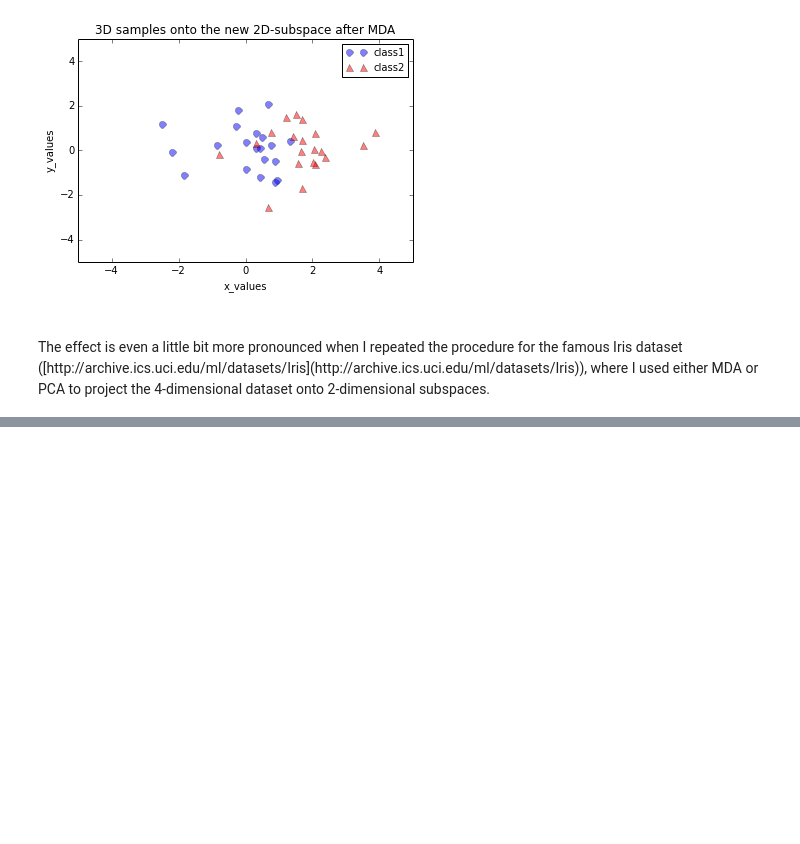
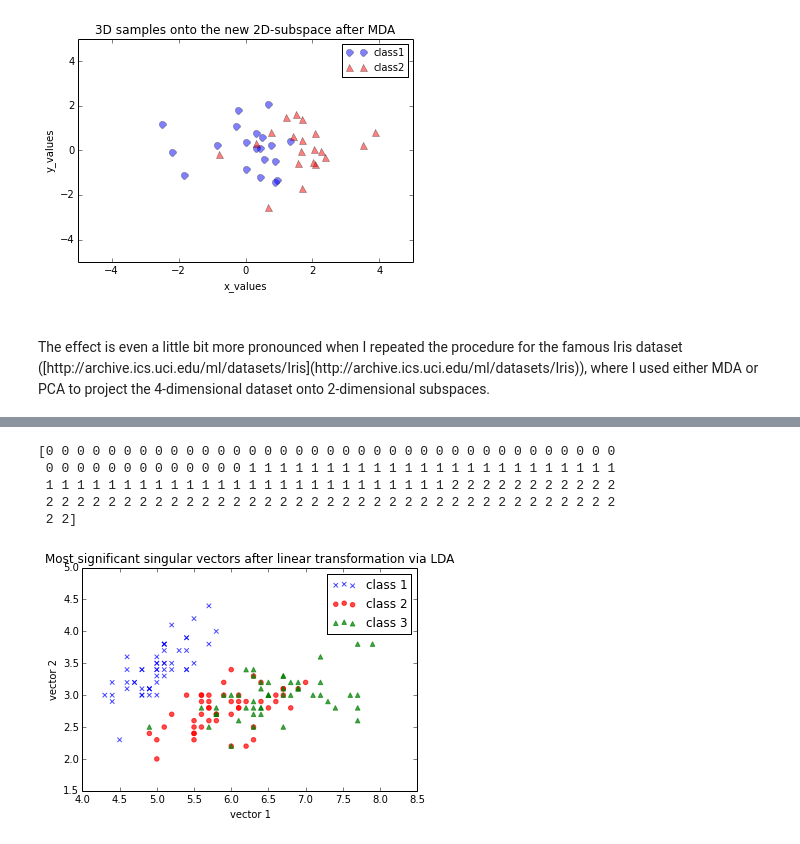
Before and after one commit to rasbt/pattern_classification, a Jupyter notebook: dimensionality_reduction/projection/linear_discriminant_analysis.ipynb, the cells around one changed output, grey strips where cells are left out. Drawn from its saved outputs; the diff is of its cells as text; code cells hidden in the pictures; blank space fills up the shorter version.

```diff
--- a/dimensionality_reduction/projection/linear_discriminant_analysis.ipynb
+++ b/dimensionality_reduction/projection/linear_discriminant_analysis.ipynb
@@ -560,0 +594,17 @@ The effect is even a little bit more pronounced when I repeated the procedure fo
+# %%
+from sklearn.preprocessing import LabelEncoder
+
+X = df[[0,1,2,3]].values
+y = df['class label'].values
+
+enc = LabelEncoder()
+label_encoder = enc.fit(y)
+y = label_encoder.transform(y)
+
+print(y)
+# %% [output]
+[0 0 0 0 0 0 0 0 0 0 0 0 0 0 0 0 0 0 0 0 0 0 0 0 0 0 0 0 0 0 0 0 0 0 0 0 0
+ 0 0 0 0 0 0 0 0 0 0 0 0 0 1 1 1 1 1 1 1 1 1 1 1 1 1 1 1 1 1 1 1 1 1 1 1 1
+ 1 1 1 1 1 1 1 1 1 1 1 1 1 1 1 1 1 1 1 1 1 1 1 1 1 1 2 2 2 2 2 2 2 2 2 2 2
+ 2 2 2 2 2 2 2 2 2 2 2 2 2 2 2 2 2 2 2 2 2 2 2 2 2 2 2 2 2 2 2 2 2 2 2 2 2
+ 2 2]
@@ -560,0 +617,24 @@ The effect is even a little bit more pronounced when I repeated the procedure fo
+# %%
+from matplotlib import pyplot as plt
+
+for label,marker,color in zip(
+        range(3),('x', 'o', '^'),('blue', 'red', 'green')):
+
+
+    plt.scatter(x=X[:,0][y == label],
+            y=X[:,1][y == label],
+            marker=marker,
+            color=color,
+            alpha=0.7,
+            label='class {}'.format(label+1)
+            )
+
+plt.xlabel('vector 1')
+plt.ylabel('vector 2')
+
+plt.legend()
+plt.title('Most significant singular vectors after linear transformation via LDA')
+
+plt.show()
+# %% [output]
+[figure, added]
```
Also changed, not shown: parts of 9 cells of this notebook.
